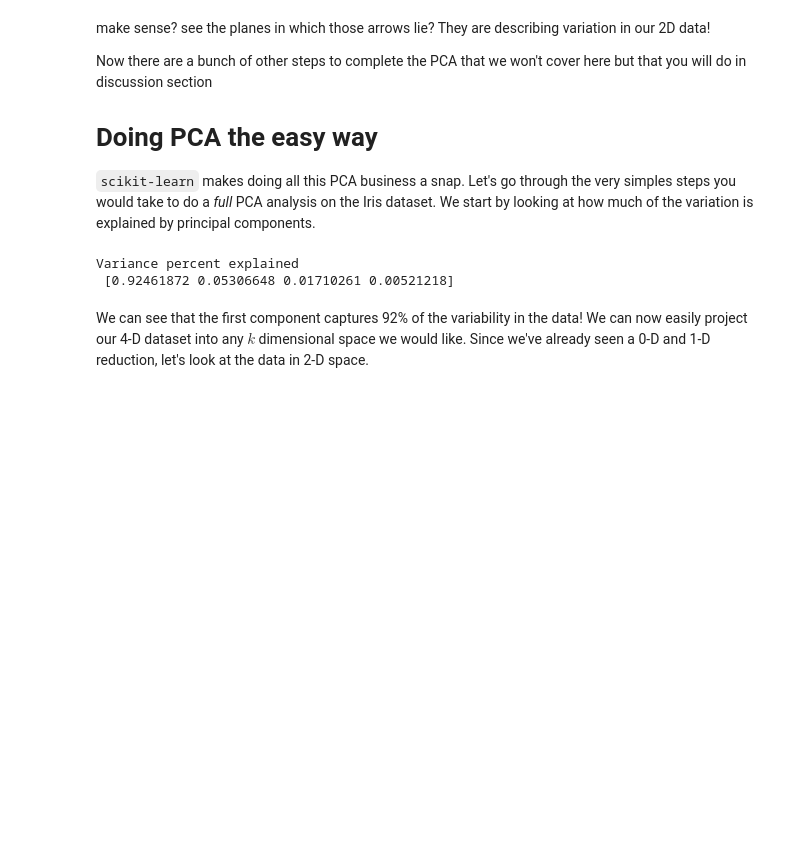
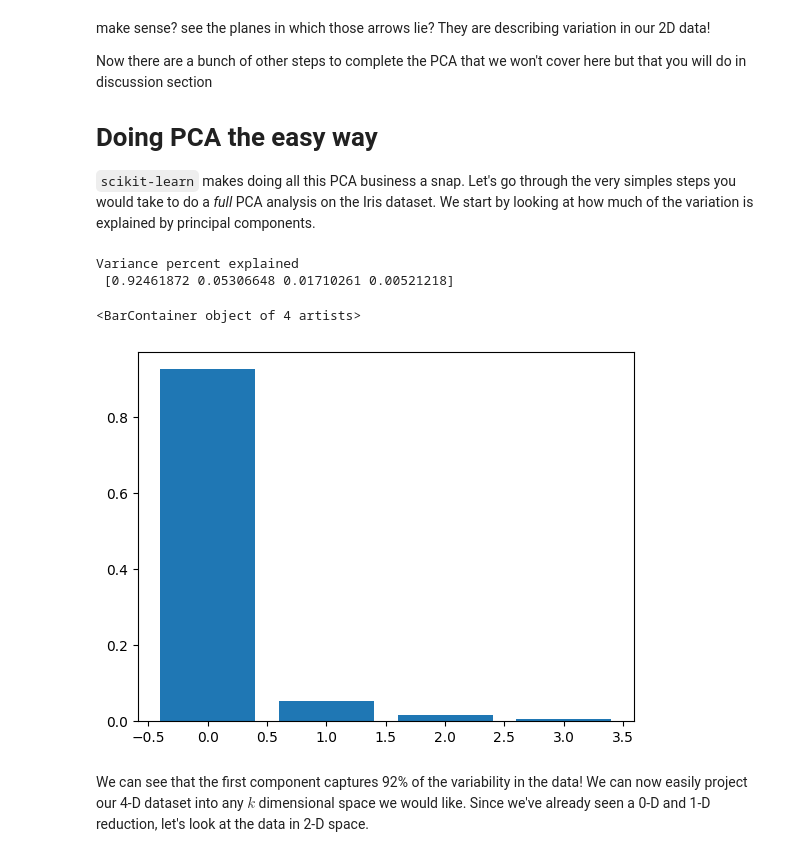
Before and after one commit to andrewkern/bio399, a Jupyter notebook: week5.ipynb, the cells around one changed output. Saved outputs shown, nothing was run; the diff lists cells and outputs as text; code cells hidden in the pictures; blank space fills up the shorter version.

```diff
--- a/week5.ipynb
+++ b/week5.ipynb
@@ -137,6 +142,11 @@ print('Variance percent explained\n', sklearn_pca.explained_variance_ratio_)
 # %% [output]
 Variance percent explained
  [0.92461872 0.05306648 0.01710261 0.00521218]
+# %%
+plt.bar([0,1,2,3], sklearn_pca.explained_variance_ratio_)
+# %% [output]
+<BarContainer object of 4 artists>
+[figure, added]
 # %% [markdown]
 We can see that the first component captures 92% of the variability in the data! We can now easily project our 4-D dataset into any $k$ dimensional space we would like. Since we've already seen a 0-D and 1-D reduction, let's look at the data in 2-D space.
 # %%
```
Also changed, not shown: parts of 18 cells of this notebook.
